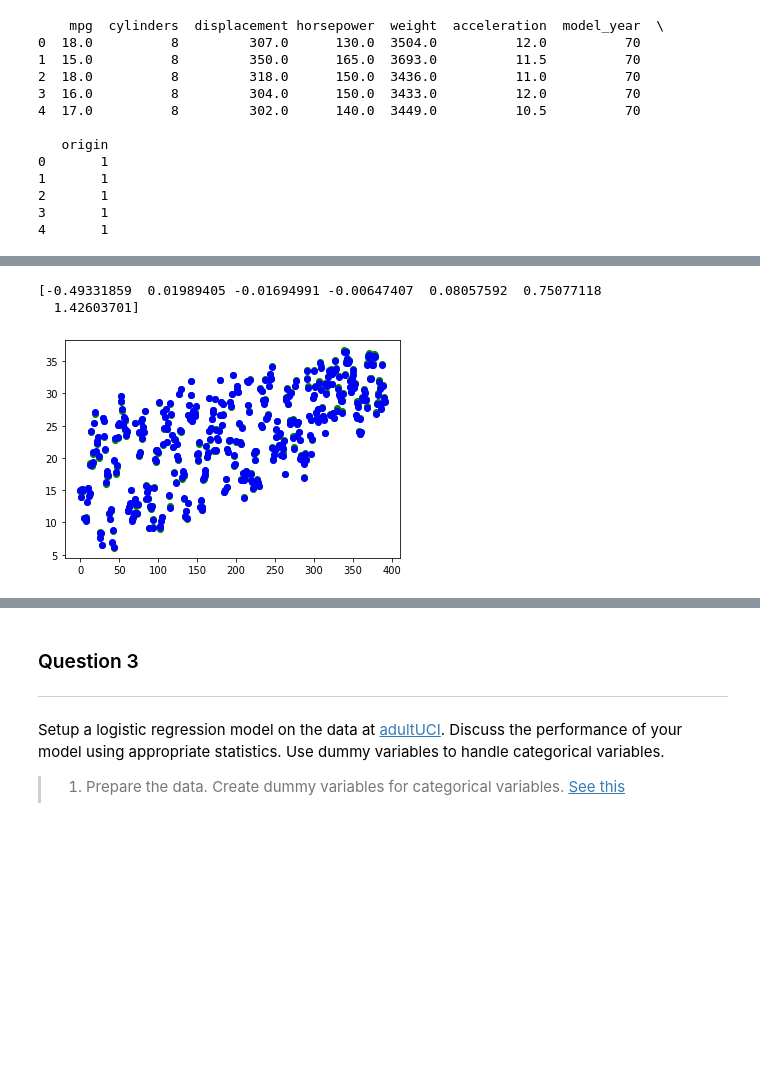
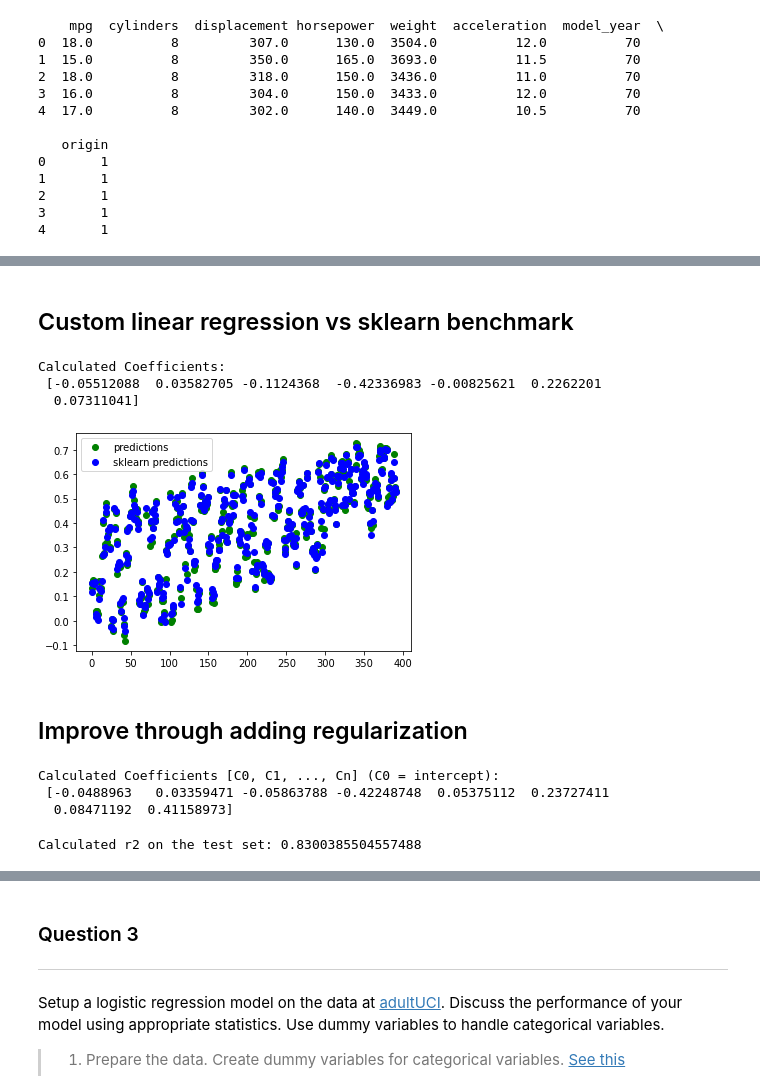
Before and after one commit to mycicle/ma544, a Jupyter notebook: assignments/PA-4/MA544_S21_PA4.ipynb, the cells around one changed output, grey strips where cells are left out. Cells and saved outputs as stored; diff of their text form; code cells hidden in the pictures; blank space fills up the shorter version.

Commit message:
Updated with the full assignment, added custom linear regression and logistic regression
Signed-off-by: Mycicle <mjm.digregorio@gmail.com>

```diff
--- a/assignments/PA-4/MA544_S21_PA4.ipynb
+++ b/assignments/PA-4/MA544_S21_PA4.ipynb
@@ -282,23 +267,29 @@ class LinearRegression():
         self.validation_split = validation_split
 
     def fit(self, x_in, y_in):
-        x_in = np.hstack([x_in, np.ones((x_in.shape[0], 1))])
+        x_in = np.asarray(x_in)
+        y_in = np.asarray(y_in)
         X, x_test, y, y_test = train_test_split(x_in, y_in, test_size=self.validation_split)
 
+        X = np.hstack([X, np.ones((X.shape[0], 1))])
         if self.reg == 'none':
             self.coef_ = np.linalg.inv(X.T @ X) @ np.dot(X.T, y)
         if self.reg == 'l2':
             self.coef_ = np.linalg.inv(X.T @ X + self.lam*np.eye(X.shape[1])) @ np.dot(X.T, y)
 
-        print(self.coef_)
         self.score_(x_test, y_test)
 
+    def predict(self, features):
+        features = np.hstack([features, np.array([1])])
+        return np.dot(self.coef_, features)
+
     def score_(self, x_test, y_test):
-#         y_pred = []
-#         for x in x_test:
-#             y_pred.append()
-        self.r2 = 1.
+        y_pred = []
+        for x in x_test:
+            y_pred.append(self.predict(x))
+
+        self.r2 = np.corrcoef(y_test, y_pred)[0, 1]**2
 # %%
-linreg = LinearRegression(validation_split=0.1)
+linreg = LinearRegression(validation_split=0.1, reg='none')
 # %%
 linreg.fit(X, y)
@@ -307,0 +310,9 @@ linreg.fit(X, y)
+# %%
+predictions = []
+for x in X:
+    predictions.append(linreg.predict(np.hstack(x)))
+pt.plot(range(len(X)), predictions, 'go')
+pt.plot(range(len(X)), y, 'ro')
+
+pt.legend(["predictions", "true values"])
+pt.show()
@@ -308,8 +321,11 @@ linreg.fit(X, y)
+# %% [markdown]
+## Custom linear regression vs sklearn benchmark
 # %%
 from sklearn.linear_model import Ridge
-model = Ridge(alpha=1e-2)
+model = Ridge(alpha=1, fit_intercept=True)
 model.fit(X, y)
-print(model.coef_)
+print(f"Calculated Coefficients:\n {model.coef_}")
 # %% [output]
-[-0.49331859  0.01989405 -0.01694991 -0.00647407  0.08057592  0.75077118
-  1.42603701]
+Calculated Coefficients:
+ [-0.05512088  0.03582705 -0.1124368  -0.42336983 -0.00825621  0.2262201
+  0.07311041]
@@ -320,13 +332,12 @@ def prediction(features):
 # %%
-y_pred = []
 bench = []
-for row in X.values:
-    y_pred.append(prediction(row))
+for row in X:
     bench.append(model.predict(row.reshape(1, -1)))
-pt.plot(range(len(X)), y_pred, 'go')
-# pt.plot(range(len(X)), y, 'ro')
+pt.plot(range(len(X)), predictions, 'go')
 pt.plot(range(len(X)), bench, 'bo')
-
+pt.legend(["predictions", "sklearn predictions"])
 pt.show()
 # %% [output]
-[figure, old version]
+[figure, new version]
+# %% [markdown]
+## Improve through adding regularization
@@ -332,0 +348,10 @@ pt.show()
+# %%
+print(f"Calculated Coefficients [C0, C1, ..., Cn] (C0 = intercept):\n {linreg2.coef_}")
+# %% [output]
+Calculated Coefficients [C0, C1, ..., Cn] (C0 = intercept):
+ [-0.0488963   0.03359471 -0.05863788 -0.42248748  0.05375112  0.23727411
+  0.08471192  0.41158973]
+# %%
+print(f"Calculated r2 on the test set: {linreg2.r2}")
+# %% [output]
+Calculated r2 on the test set: 0.8300385504557488
```
Also changed, not shown: parts of 49 cells of this notebook.
